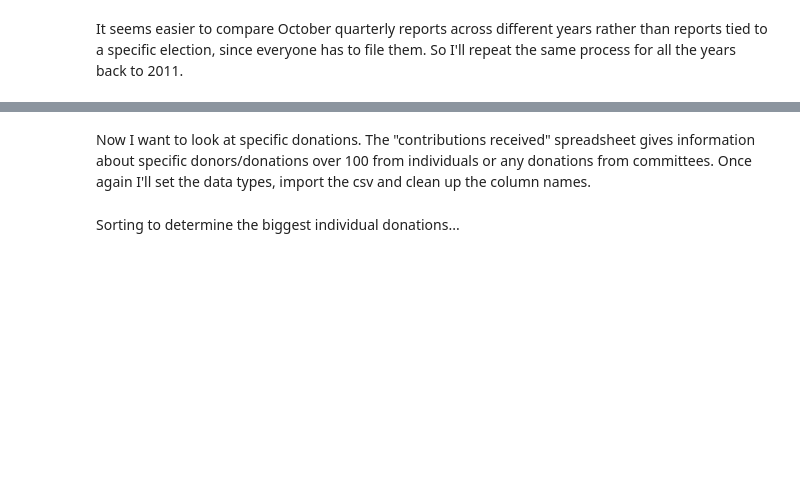
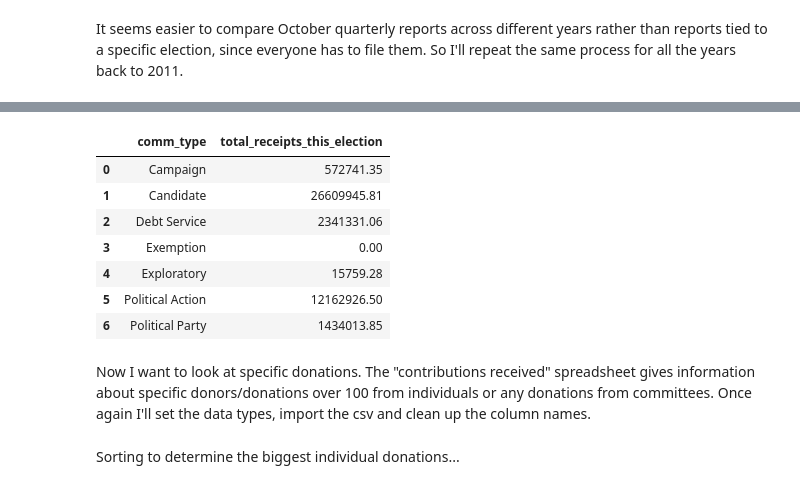
Before and after one commit to mariabenev/final-project, a Jupyter notebook: final_project.dec.ipynb, the cells around one changed output, grey strips where cells are left out. Saved outputs shown, nothing was run; the diff lists cells and outputs as text; code cells hidden in the pictures; blank space fills up the shorter version.

```diff
--- a/final_project.dec.ipynb
+++ b/final_project.dec.ipynb
@@ -478,10 +265,2 @@ Name: mecid, Length: 890, dtype: Int64
 # %%
 report_summaries_2011 = pd.read_csv("data/report-summaries/2011/11_1_2020.csv", dtype=report_summary_data_types)
-# %%
-report_summaries_2011.columns = report_summaries_2011.columns \
-    .str.strip() \
-    .str.lower() \
-    .str.replace(' ', '_') \
-    .str.replace('-', '_') \
-    .str.replace('.', '') \
-    .str.replace('/', '_')
@@ -783,3 +453,14 @@ oct_report_by_mecid_2011.total_receipts_this_election.sum()
+# %%
+get_oct_committee_type_totals(report_summaries_2011)
+# %% [output]
+|  | comm_type | total_receipts_this_election |
+| 0 | Campaign | 572741.35 |
+| 1 | Candidate | 26609945.81 |
+| 2 | Debt Service | 2341331.06 |
+| 3 | Exemption | 0.00 |
+| 4 | Exploratory | 15759.28 |
+| 5 | Political Action | 12162926.50 |
+| 6 | Political Party | 1434013.85 |
 # %% [markdown]
 Now I want to look at specific donations. The "contributions received" spreadsheet gives information about specific donors/donations over 100 from individuals or any donations from committees. Once again I'll set the data types, import the csv and clean up the column names.
 # %%
```
Also changed, not shown: parts of 140 cells of this notebook.
